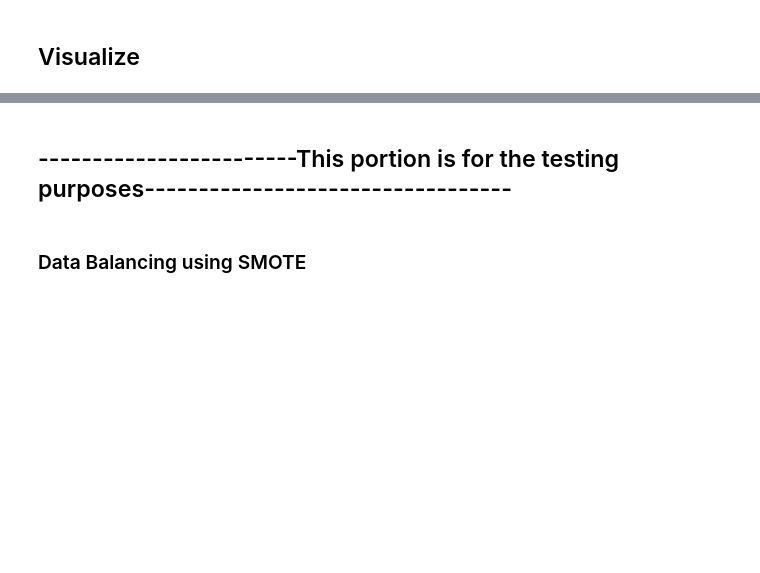
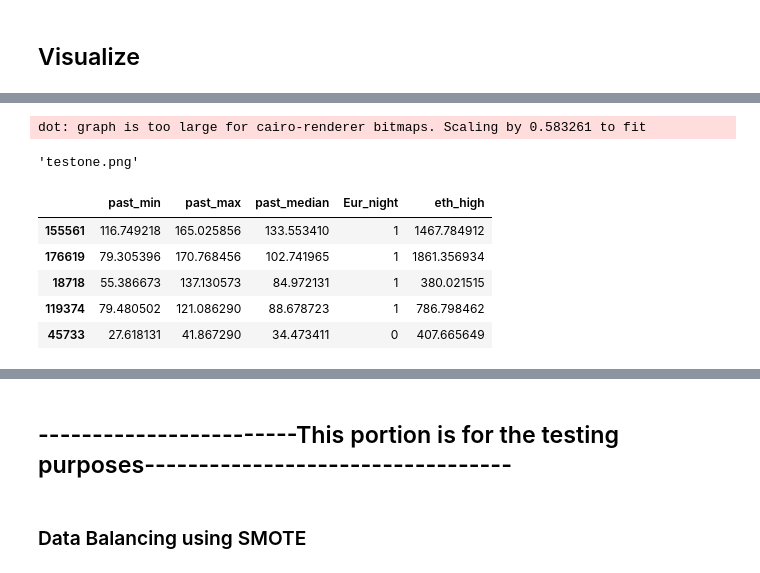
Before and after one commit to str42/CAMCOS, a Jupyter notebook: GasPricePredictor.ipynb, the cells around one changed output, grey strips where cells are left out. Drawn from its saved outputs; the diff is of its cells as text; code cells hidden in the pictures; blank space fills up the shorter version.

```diff
--- a/GasPricePredictor.ipynb
+++ b/GasPricePredictor.ipynb
@@ -388,0 +456,15 @@ tree.out
+# %%
+gph2 = graphviz.Source(exp, format='png')
+gph2.render('testone')
+# %% [output]
+dot: graph is too large for cairo-renderer bitmaps. Scaling by 0.583261 to fit
+'testone.png'
+# %%
+X_test.head()
+# %% [output]
+|  | past_min | past_max | past_median | Eur_night | eth_high |
+| 155561 | 116.749218 | 165.025856 | 133.553410 | 1 | 1467.784912 |
+| 176619 | 79.305396 | 170.768456 | 102.741965 | 1 | 1861.356934 |
+| 18718 | 55.386673 | 137.130573 | 84.972131 | 1 | 380.021515 |
+| 119374 | 79.480502 | 121.086290 | 88.678723 | 1 | 786.798462 |
+| 45733 | 27.618131 | 41.867290 | 34.473411 | 0 | 407.665649 |
```
Also changed, not shown: parts of 52 cells of this notebook, 9 other files.
